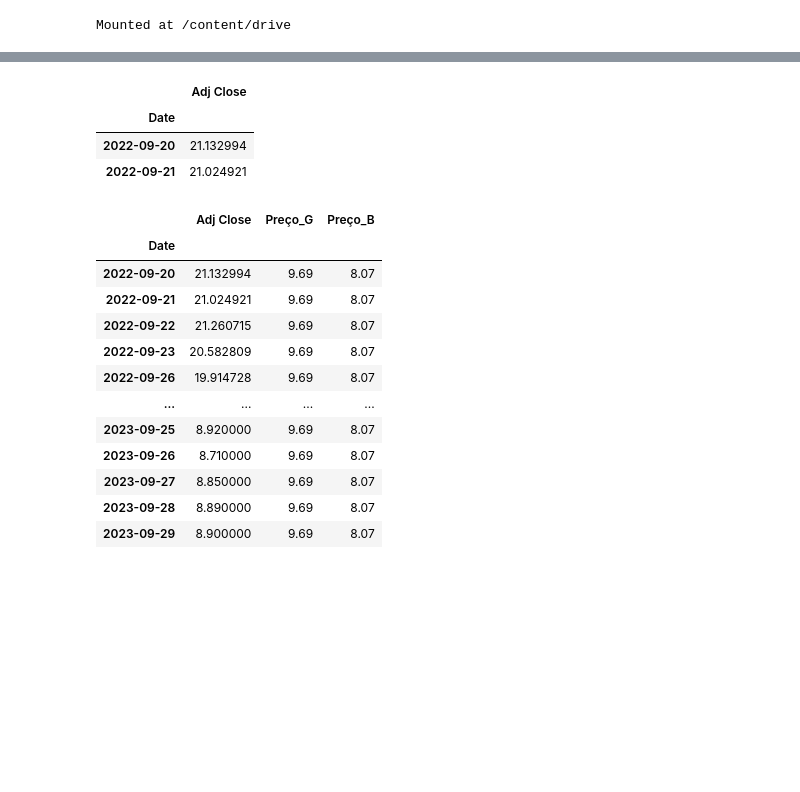
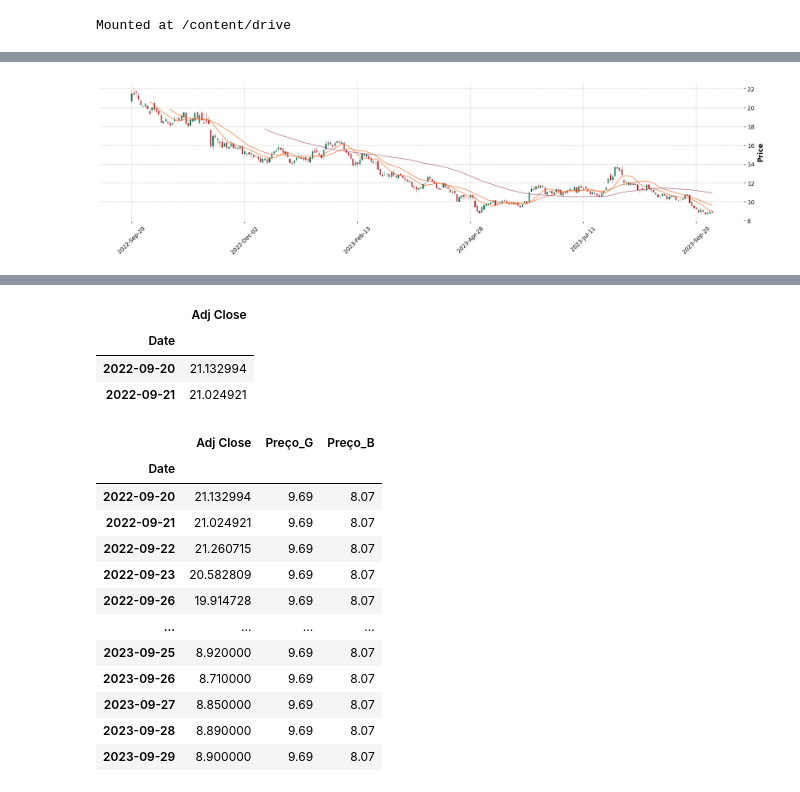
Before and after one commit to facklen/python_para_investimentos, a Jupyter notebook: Análise_Opção_CRFB3V1.ipynb, the cells around one changed output, grey strips where cells are left out. Drawn from its saved outputs; the diff is of its cells as text; code cells hidden in the pictures; blank space fills up the shorter version.

```diff
--- a/Análise_Opção_CRFB3V1.ipynb
+++ b/Análise_Opção_CRFB3V1.ipynb
@@ -80,0 +81,5 @@ ModuleNotFoundError: ignored
+# %%
+kwargs = dict(type='candle',mav=(9,18,60),volume=False,figratio=(18,4),figscale=0.85)
+mpf.plot(ohlc,**kwargs,style='charles')
+# %% [output]
+[figure, added]
```
Also changed, not shown: parts of 9 cells of this notebook.
